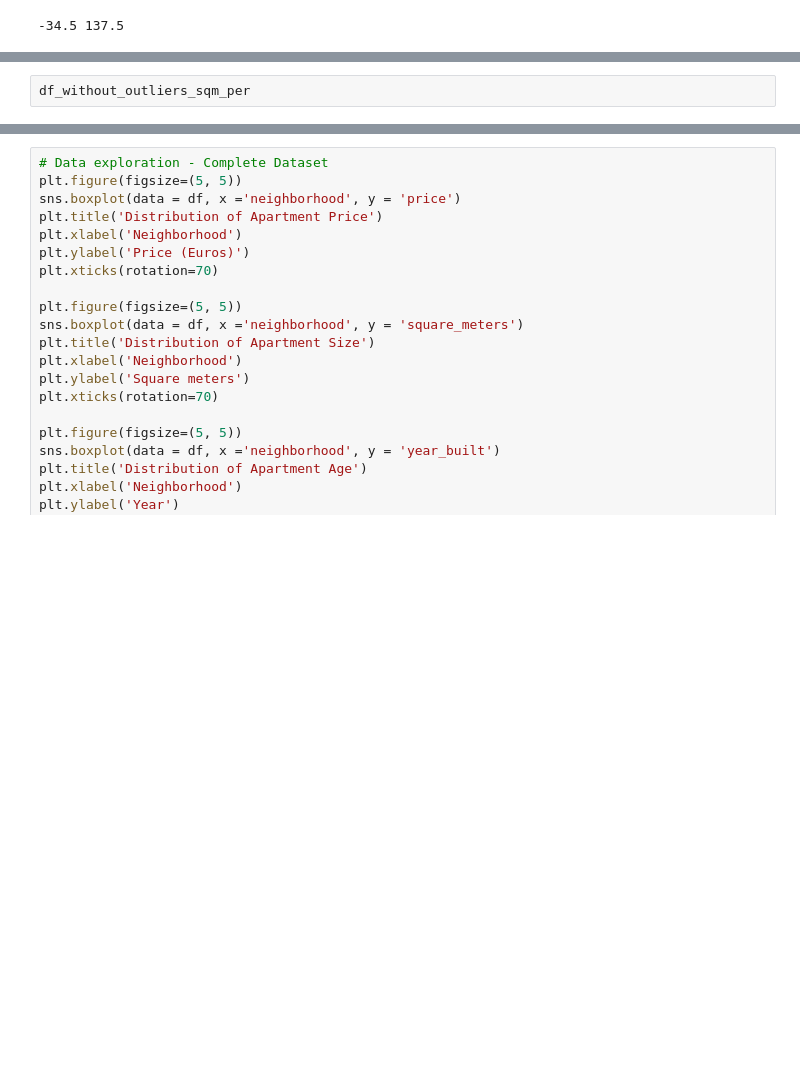
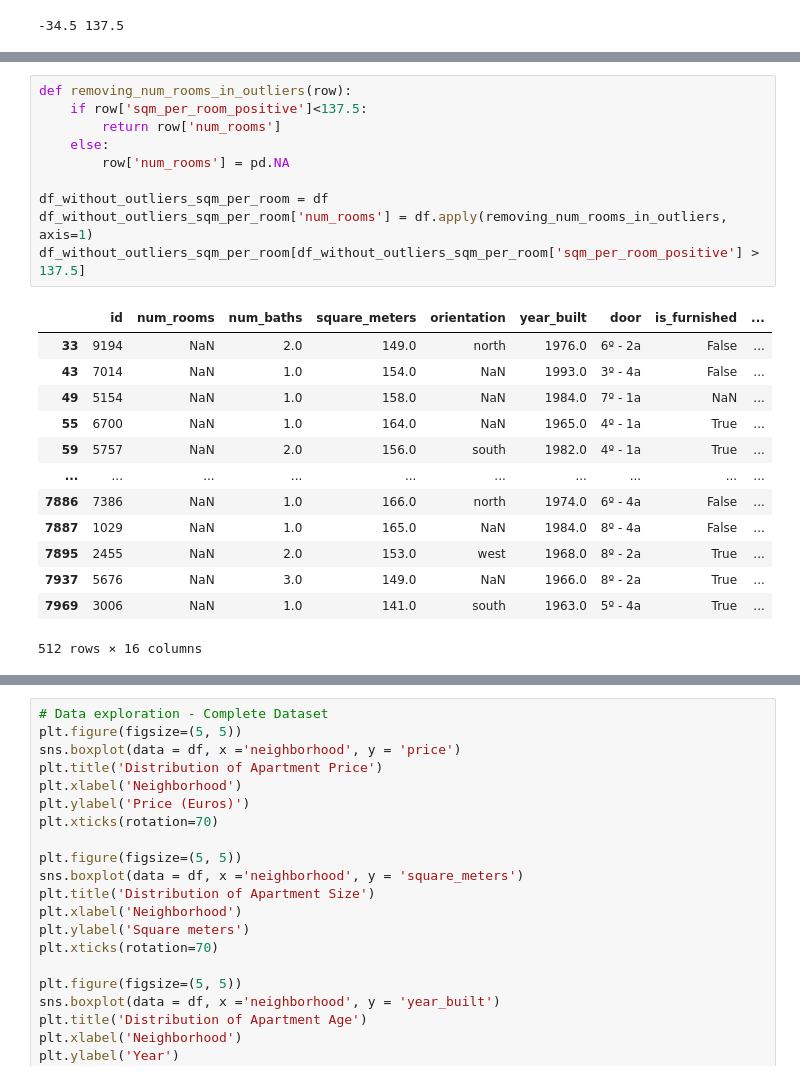
Before and after one commit to ollie-gats/ML_house_price_prediction_project, a Jupyter notebook: Project_1_Vanessa.ipynb, the cells around one changed output, grey strips where cells are left out. Saved outputs shown, nothing was run; the diff lists cells and outputs as text; blank space fills up the shorter version.

```diff
--- a/Project_1_Vanessa.ipynb
+++ b/Project_1_Vanessa.ipynb
@@ -539,5 +539,27 @@ df_outliers_sqm_per_room_positive[df_outliers_sqm_per_room_positive['num_rooms']
 | 7937 | 5676 | 1.0 | 3.0 | 149.0 | NaN | 1966.0 | 8º - 2a | True | ... |
 | 7969 | 3006 | 1.0 | 1.0 | 141.0 | south | 1963.0 | 5º - 4a | True | ... |
 512 rows × 16 columns
-# %%
-df_without_outliers_sqm_per
+# %%
+def removing_num_rooms_in_outliers(row):
+    if row['sqm_per_room_positive']<137.5:
+        return row['num_rooms']
+    else:
+        row['num_rooms'] = pd.NA
+
+df_without_outliers_sqm_per_room = df
+df_without_outliers_sqm_per_room['num_rooms'] = df.apply(removing_num_rooms_in_outliers, axis=1)
+df_without_outliers_sqm_per_room[df_without_outliers_sqm_per_room['sqm_per_room_positive'] > 137.5]
+# %% [output]
+|  | id | num_rooms | num_baths | square_meters | orientation | year_built | door | is_furnished | ... |
+| 33 | 9194 | NaN | 2.0 | 149.0 | north | 1976.0 | 6º - 2a | False | ... |
+| 43 | 7014 | NaN | 1.0 | 154.0 | NaN | 1993.0 | 3º - 4a | False | ... |
+| 49 | 5154 | NaN | 1.0 | 158.0 | NaN | 1984.0 | 7º - 1a | NaN | ... |
+| 55 | 6700 | NaN | 1.0 | 164.0 | NaN | 1965.0 | 4º - 1a | True | ... |
+| 59 | 5757 | NaN | 2.0 | 156.0 | south | 1982.0 | 4º - 1a | True | ... |
+| ... | ... | ... | ... | ... | ... | ... | ... | ... | ... |
+| 7886 | 7386 | NaN | 1.0 | 166.0 | north | 1974.0 | 6º - 4a | False | ... |
+| 7887 | 1029 | NaN | 1.0 | 165.0 | NaN | 1984.0 | 8º - 4a | False | ... |
+| 7895 | 2455 | NaN | 2.0 | 153.0 | west | 1968.0 | 8º - 2a | True | ... |
+| 7937 | 5676 | NaN | 3.0 | 149.0 | NaN | 1966.0 | 8º - 2a | True | ... |
+| 7969 | 3006 | NaN | 1.0 | 141.0 | south | 1963.0 | 5º - 4a | True | ... |
+512 rows × 16 columns
```
Also changed, not shown: parts of 10 cells of this notebook.
